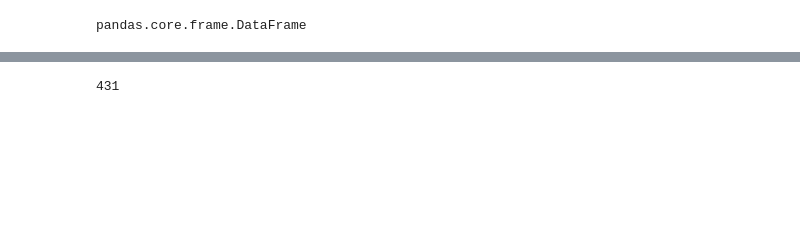
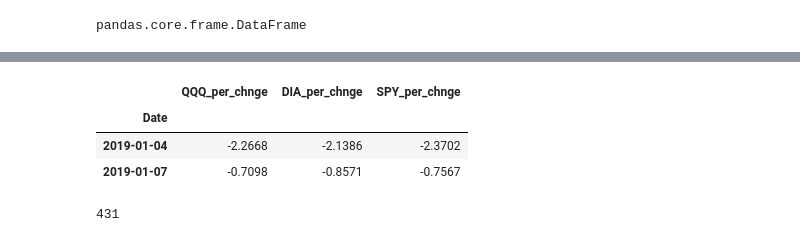
Before and after one commit to jcharbour/Data-projects-, a Jupyter notebook: Stock Market Predictions Project.ipynb, the cells around one changed output, grey strips where cells are left out. Cells and saved outputs as stored; diff of their text form; code cells hidden in the pictures; blank space fills up the shorter version.

```diff
--- a/Stock Market Predictions Project.ipynb
+++ b/Stock Market Predictions Project.ipynb
@@ -247,0 +296,8 @@ pandas.core.frame.DataFrame
+# %%
+etfs_chnge = etfs_close.loc[:,['QQQ_per_chnge','DIA_per_chnge','SPY_per_chnge']].dropna(how = 'all')
+etfs_chnge.head(2)
+# %% [output]
+|  | QQQ_per_chnge | DIA_per_chnge | SPY_per_chnge |
+| Date |  |  |  |
+| 2019-01-04 | -2.2668 | -2.1386 | -2.3702 |
+| 2019-01-07 | -0.7098 | -0.8571 | -0.7567 |
```
Also changed, not shown: parts of 41 cells of this notebook.
